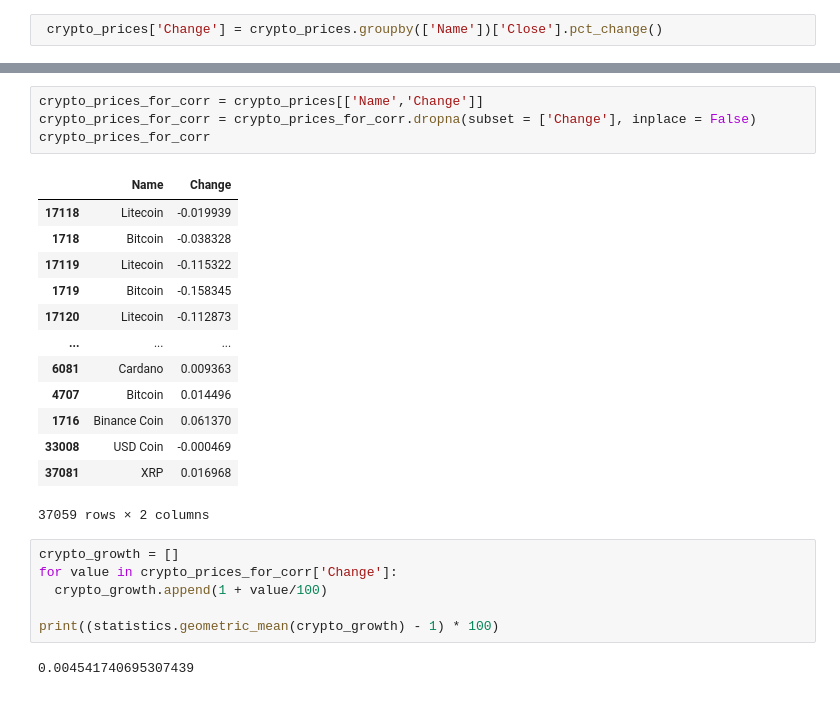
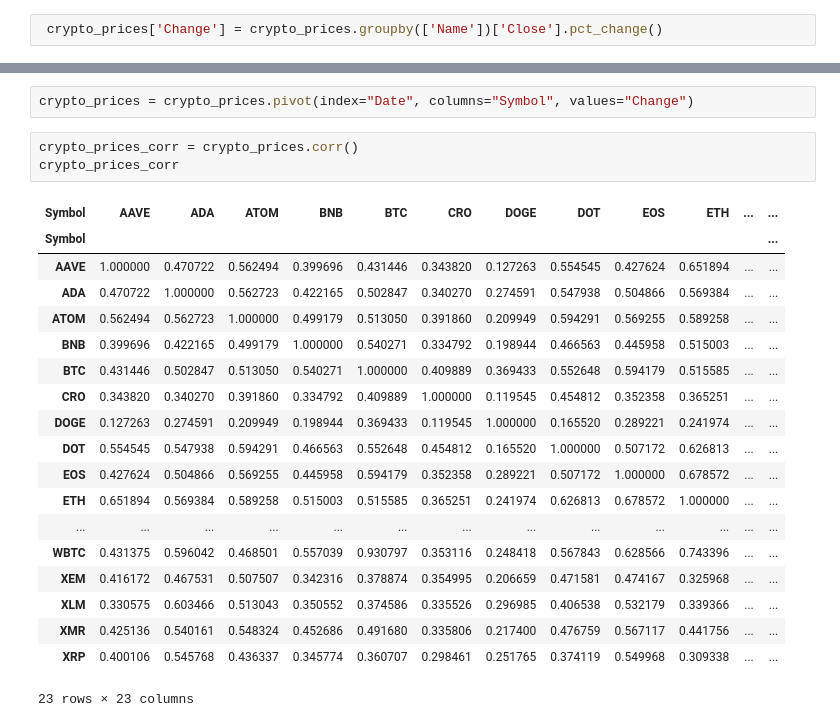
Before and after one commit to hrickovad/Czechitas, a Jupyter notebook: Ukol 05 - Kryptomeny.ipynb, the cells around one changed output, grey strips where cells are left out. Drawn from its saved outputs; the diff is of its cells as text.

```diff
--- a/Ukol 05 - Kryptomeny.ipynb
+++ b/Ukol 05 - Kryptomeny.ipynb
@@ -41,26 +40,25 @@ seaborn.heatmap(crypto_prices.corr(),annot= True, cmap="Blues")
-# %%
-crypto_prices_for_corr = crypto_prices[['Name','Change']]
-crypto_prices_for_corr = crypto_prices_for_corr.dropna(subset = ['Change'], inplace = False)
-crypto_prices_for_corr
-# %% [output]
-|  | Name | Change |
-| 17118 | Litecoin | -0.019939 |
-| 1718 | Bitcoin | -0.038328 |
-| 17119 | Litecoin | -0.115322 |
-| 1719 | Bitcoin | -0.158345 |
-| 17120 | Litecoin | -0.112873 |
-| ... | ... | ... |
-| 6081 | Cardano | 0.009363 |
-| 4707 | Bitcoin | 0.014496 |
-| 1716 | Binance Coin | 0.061370 |
-| 33008 | USD Coin | -0.000469 |
-| 37081 | XRP | 0.016968 |
-37059 rows × 2 columns
-# %%
-crypto_growth = []
-for value in crypto_prices_for_corr['Change']:
-  crypto_growth.append(1 + value/100)
-
-print((statistics.geometric_mean(crypto_growth) - 1) * 100)
-# %% [output]
-0.004541740695307439
+# %%
+crypto_prices = crypto_prices.pivot(index="Date", columns="Symbol", values="Change")
+# %%
+crypto_prices_corr = crypto_prices.corr()
+crypto_prices_corr
+# %% [output]
+| Symbol | AAVE | ADA | ATOM | BNB | BTC | CRO | DOGE | DOT | EOS | ETH | ... | ... |
+| Symbol |  |  |  |  |  |  |  |  |  |  |  | ... |
+| AAVE | 1.000000 | 0.470722 | 0.562494 | 0.399696 | 0.431446 | 0.343820 | 0.127263 | 0.554545 | 0.427624 | 0.651894 | ... | ... |
+| ADA | 0.470722 | 1.000000 | 0.562723 | 0.422165 | 0.502847 | 0.340270 | 0.274591 | 0.547938 | 0.504866 | 0.569384 | ... | ... |
+| ATOM | 0.562494 | 0.562723 | 1.000000 | 0.499179 | 0.513050 | 0.391860 | 0.209949 | 0.594291 | 0.569255 | 0.589258 | ... | ... |
+| BNB | 0.399696 | 0.422165 | 0.499179 | 1.000000 | 0.540271 | 0.334792 | 0.198944 | 0.466563 | 0.445958 | 0.515003 | ... | ... |
+| BTC | 0.431446 | 0.502847 | 0.513050 | 0.540271 | 1.000000 | 0.409889 | 0.369433 | 0.552648 | 0.594179 | 0.515585 | ... | ... |
+| CRO | 0.343820 | 0.340270 | 0.391860 | 0.334792 | 0.409889 | 1.000000 | 0.119545 | 0.454812 | 0.352358 | 0.365251 | ... | ... |
+| DOGE | 0.127263 | 0.274591 | 0.209949 | 0.198944 | 0.369433 | 0.119545 | 1.000000 | 0.165520 | 0.289221 | 0.241974 | ... | ... |
+| DOT | 0.554545 | 0.547938 | 0.594291 | 0.466563 | 0.552648 | 0.454812 | 0.165520 | 1.000000 | 0.507172 | 0.626813 | ... | ... |
+| EOS | 0.427624 | 0.504866 | 0.569255 | 0.445958 | 0.594179 | 0.352358 | 0.289221 | 0.507172 | 1.000000 | 0.678572 | ... | ... |
+| ETH | 0.651894 | 0.569384 | 0.589258 | 0.515003 | 0.515585 | 0.365251 | 0.241974 | 0.626813 | 0.678572 | 1.000000 | ... | ... |
+| ... | ... | ... | ... | ... | ... | ... | ... | ... | ... | ... | ... | ... |
+| WBTC | 0.431375 | 0.596042 | 0.468501 | 0.557039 | 0.930797 | 0.353116 | 0.248418 | 0.567843 | 0.628566 | 0.743396 | ... | ... |
+| XEM | 0.416172 | 0.467531 | 0.507507 | 0.342316 | 0.378874 | 0.354995 | 0.206659 | 0.471581 | 0.474167 | 0.325968 | ... | ... |
+| XLM | 0.330575 | 0.603466 | 0.513043 | 0.350552 | 0.374586 | 0.335526 | 0.296985 | 0.406538 | 0.532179 | 0.339366 | ... | ... |
+| XMR | 0.425136 | 0.540161 | 0.548324 | 0.452686 | 0.491680 | 0.335806 | 0.217400 | 0.476759 | 0.567117 | 0.441756 | ... | ... |
+| XRP | 0.400106 | 0.545768 | 0.436337 | 0.345774 | 0.360707 | 0.298461 | 0.251765 | 0.374119 | 0.549968 | 0.309338 | ... | ... |
+23 rows × 23 columns
```
Also changed, not shown: parts of 6 cells of this notebook.
